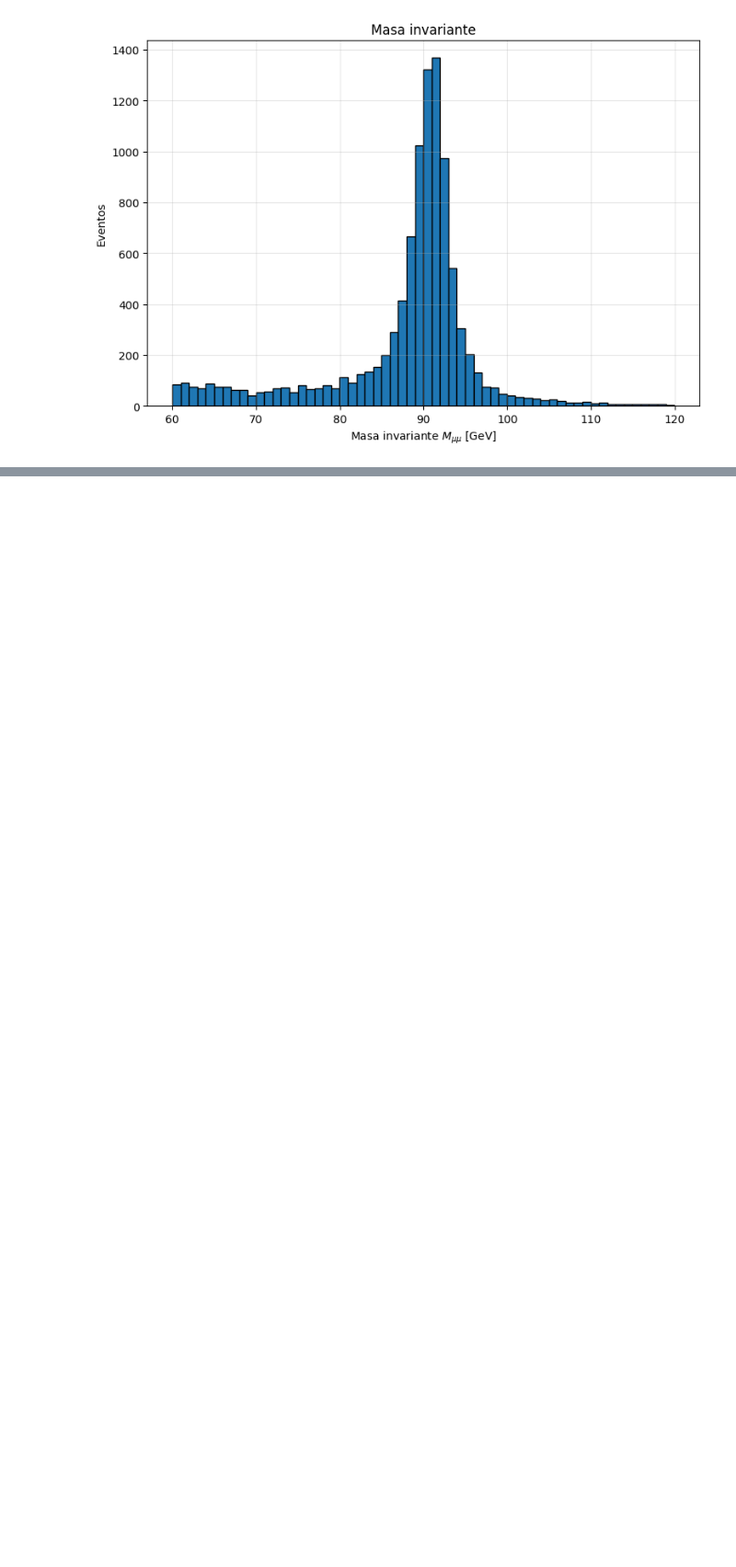
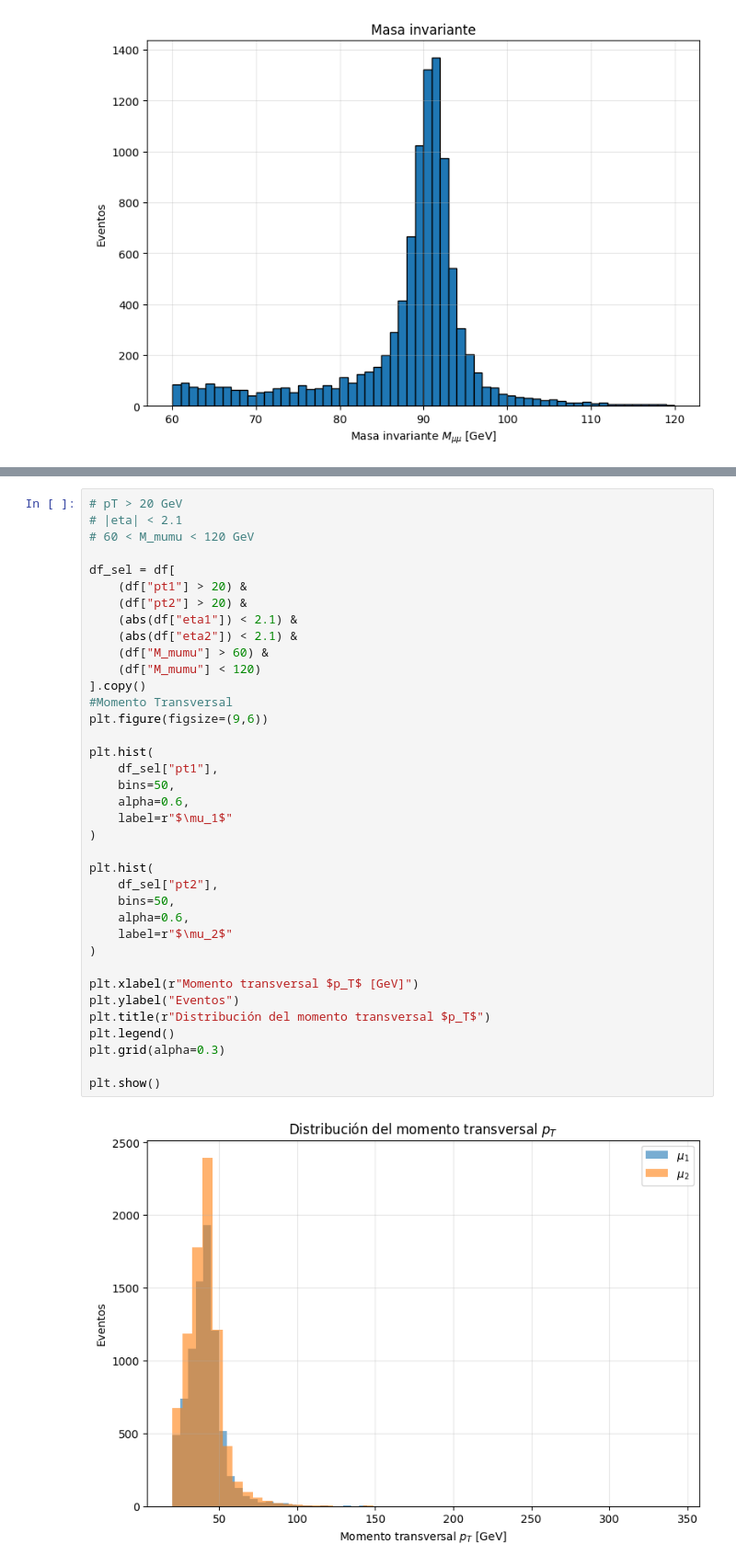
Before and after one commit to YatzyOmg/Particle-Physics, a Jupyter notebook: Reconstrucción_de_la_masa_invariante_de_un_par_de_muones.ipynb, the cells around one changed output, grey strips where cells are left out. Shown at 92% size. Cells and saved outputs as stored; diff of their text form; blank space fills up the shorter version.

```diff
--- a/Reconstrucción_de_la_masa_invariante_de_un_par_de_muones.ipynb
+++ b/Reconstrucción_de_la_masa_invariante_de_un_par_de_muones.ipynb
@@ -82,0 +85,39 @@ plt.show()
+# %%
+# pT > 20 GeV
+# |eta| < 2.1
+# 60 < M_mumu < 120 GeV
+
+df_sel = df[
+    (df["pt1"] > 20) &
+    (df["pt2"] > 20) &
+    (abs(df["eta1"]) < 2.1) &
+    (abs(df["eta2"]) < 2.1) &
+    (df["M_mumu"] > 60) &
+    (df["M_mumu"] < 120)
+].copy()
+#Momento Transversal
+plt.figure(figsize=(9,6))
+
+plt.hist(
+    df_sel["pt1"],
+    bins=50,
+    alpha=0.6,
+    label=r"$\mu_1$"
+)
+
+plt.hist(
+    df_sel["pt2"],
+    bins=50,
+    alpha=0.6,
+    label=r"$\mu_2$"
+)
+
+plt.xlabel(r"Momento transversal $p_T$ [GeV]")
+plt.ylabel("Eventos")
+plt.title(r"Distribución del momento transversal $p_T$")
+plt.legend()
+plt.grid(alpha=0.3)
+
+plt.show()
+# %% [output]
+[figure, added]
```
Also changed, not shown: parts of 10 cells of this notebook.
